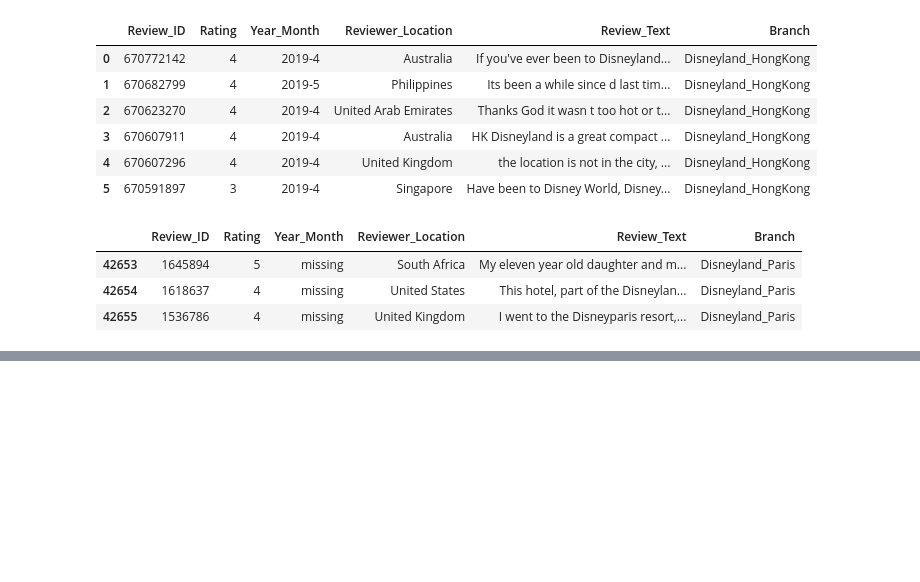
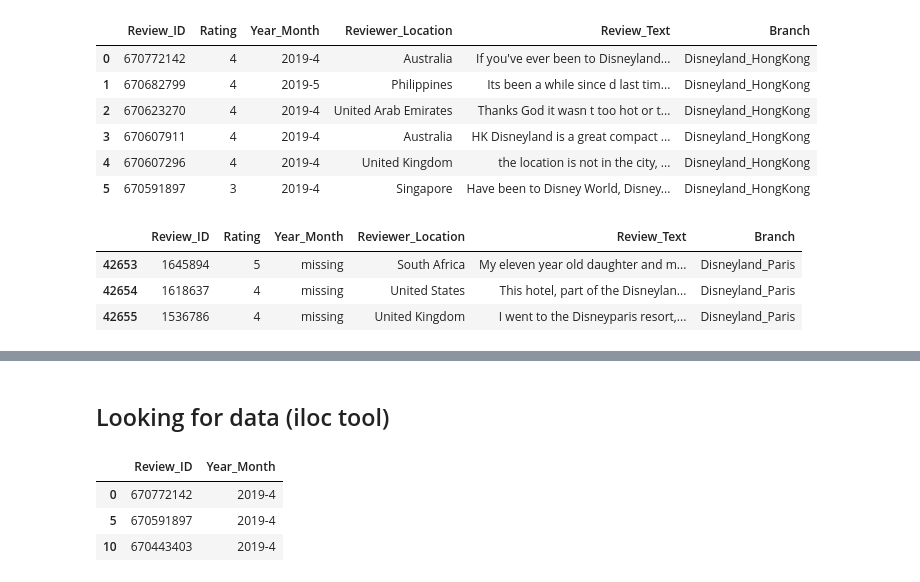
Before and after one commit to 39cam/DataScience, a Jupyter notebook: first_try.ipynb, the cells around one changed output, grey strips where cells are left out. Saved outputs shown, nothing was run; the diff lists cells and outputs as text; code cells hidden in the pictures; blank space fills up the shorter version.

```diff
--- a/first_try.ipynb
+++ b/first_try.ipynb
@@ -37,0 +96,11 @@ df.tail(3)
+# %% [markdown]
+## Looking for data (iloc tool)
+# %%
+# We use iloc for get the columns by their index, not by their name, like...
+
+df.iloc[[0,5,10],[0,2]] # I didn't have to put the name of the column, just the index of the same
+# %% [output]
+|  | Review_ID | Year_Month |
+| 0 | 670772142 | 2019-4 |
+| 5 | 670591897 | 2019-4 |
+| 10 | 670443403 | 2019-4 |
```
Also changed, not shown: parts of 13 cells of this notebook.
